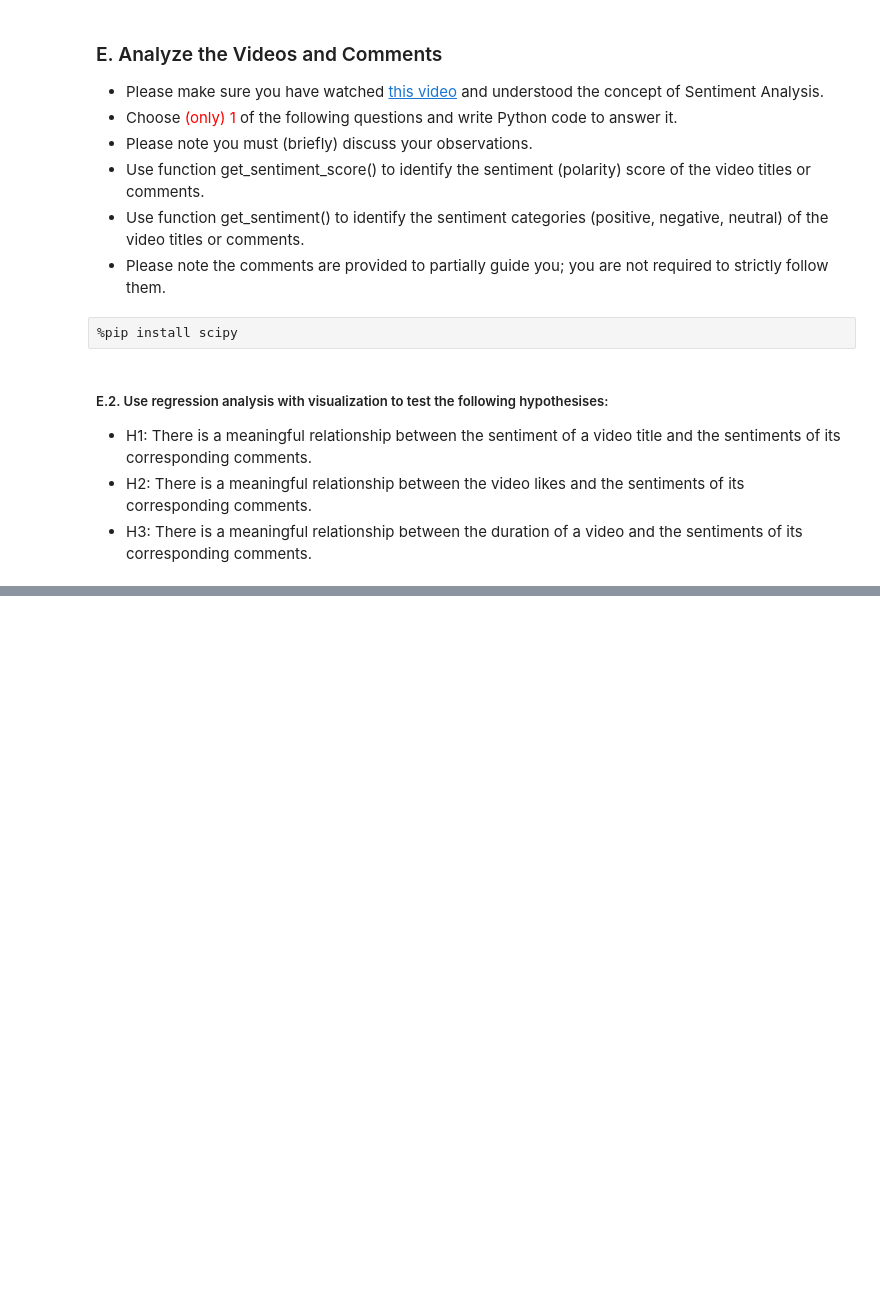
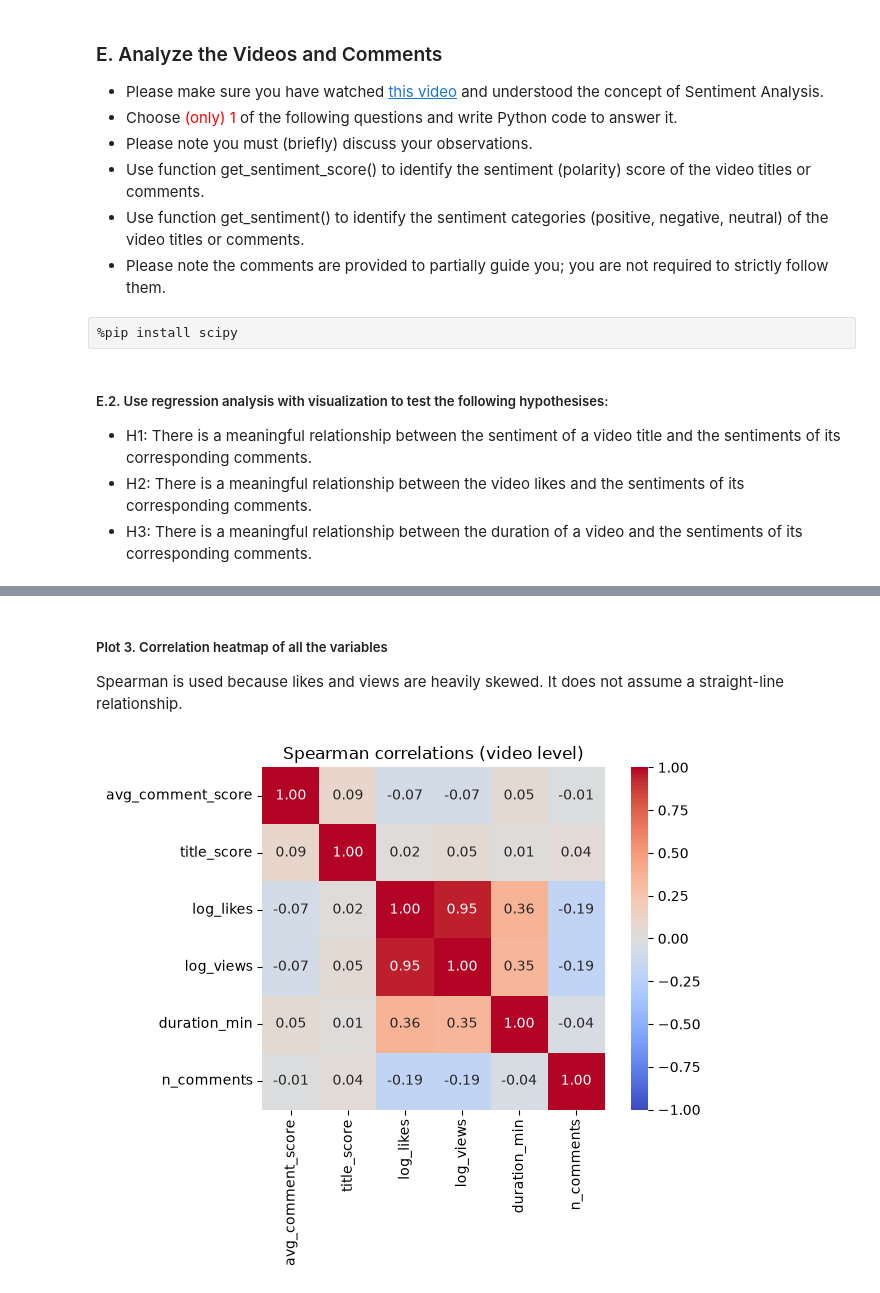
Before and after one commit to srishti-9/SIT112_HD, a Jupyter notebook: HD1.ipynb, the cells around one changed output, grey strips where cells are left out. Cells and saved outputs as stored; diff of their text form; code cells hidden in the pictures; blank space fills up the shorter version.

```diff
--- a/HD1.ipynb
+++ b/HD1.ipynb
@@ -365,0 +554,18 @@ Limitations: the comments are just a sample (one page of comments per video); st
+# %% [markdown]
+##### Plot 3. Correlation heatmap of all the variables
+Spearman is used because likes and views are heavily skewed. It does not assume a straight-line relationship.
+# %%
+# Bring view count into the video-level table so it can be shown in the heatmap
+df = df.merge(videos[['video_id', 'view_count', 'published_at']], on='video_id', how='left')
+df['log_views'] = np.log1p(df['view_count'])
+
+corr_cols = ['avg_comment_score', 'title_score', 'log_likes', 'log_views', 'duration_min', 'n_comments']
+corr = df[corr_cols].corr(method='spearman')
+
+plt.figure(figsize=(7, 5.5))
+sns.heatmap(corr, annot=True, fmt='.2f', cmap='coolwarm', vmin=-1, vmax=1, square=True)
+plt.title('Spearman correlations (video level)')
+plt.tight_layout()
+plt.show()
+# %% [output]
+[figure, added]
```
Also changed, not shown: parts of 22 cells of this notebook.
